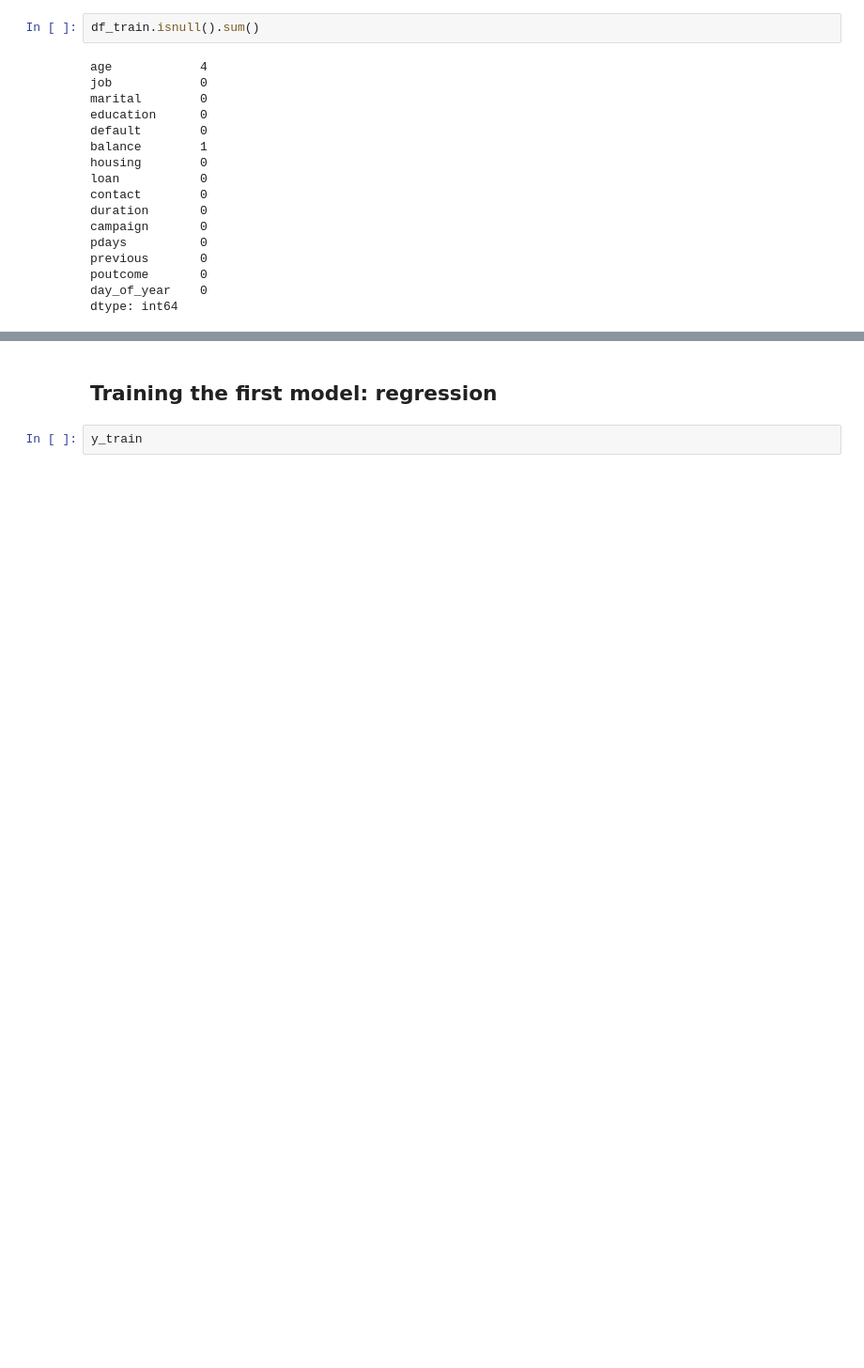
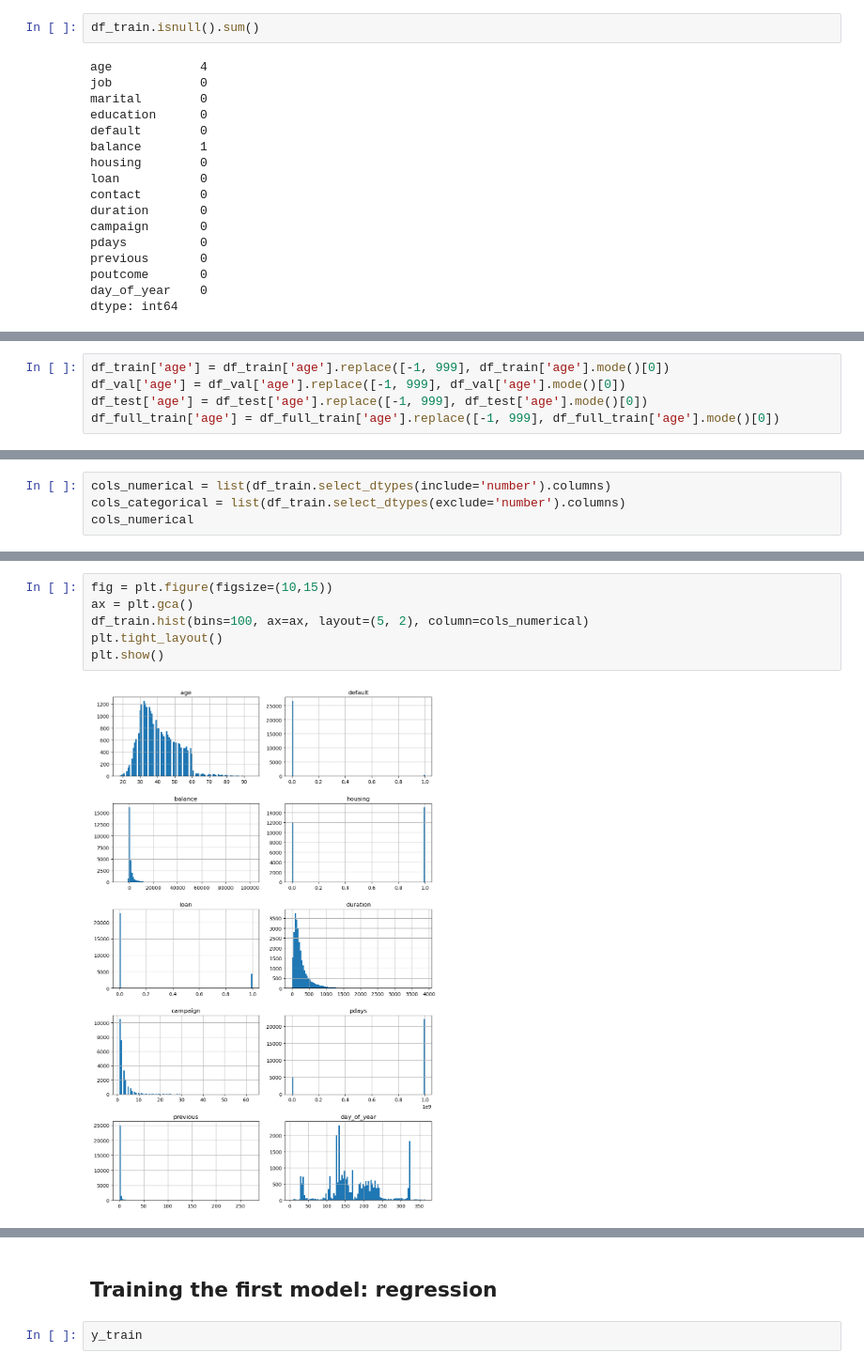
Before and after one commit to bhasarma/mlcoursezoom-camp, a Jupyter notebook: WK08-09-midterm-project/notebook.ipynb, the cells around one changed output, grey strips where cells are left out. Shown at 94% size. Cells and saved outputs as stored; diff of their text form; blank space fills up the shorter version.

```diff
--- a/WK08-09-midterm-project/notebook.ipynb
+++ b/WK08-09-midterm-project/notebook.ipynb
@@ -561,0 +487,5 @@ dtype: int64
+# %%
+df_train['age'] = df_train['age'].replace([-1, 999], df_train['age'].mode()[0])
+df_val['age'] = df_val['age'].replace([-1, 999], df_val['age'].mode()[0])
+df_test['age'] = df_test['age'].replace([-1, 999], df_test['age'].mode()[0])
+df_full_train['age'] = df_full_train['age'].replace([-1, 999], df_full_train['age'].mode()[0])
@@ -561,0 +524,4 @@ dtype: int64
+# %%
+cols_numerical = list(df_train.select_dtypes(include='number').columns)
+cols_categorical = list(df_train.select_dtypes(exclude='number').columns)
+cols_numerical
@@ -561,0 +539,8 @@ dtype: int64
+# %%
+fig = plt.figure(figsize=(10,15))
+ax = plt.gca()
+df_train.hist(bins=100, ax=ax, layout=(5, 2), column=cols_numerical)
+plt.tight_layout()
+plt.show()
+# %% [output]
+[figure, added]
```
Also changed, not shown: parts of 98 cells of this notebook, 4 other files.
